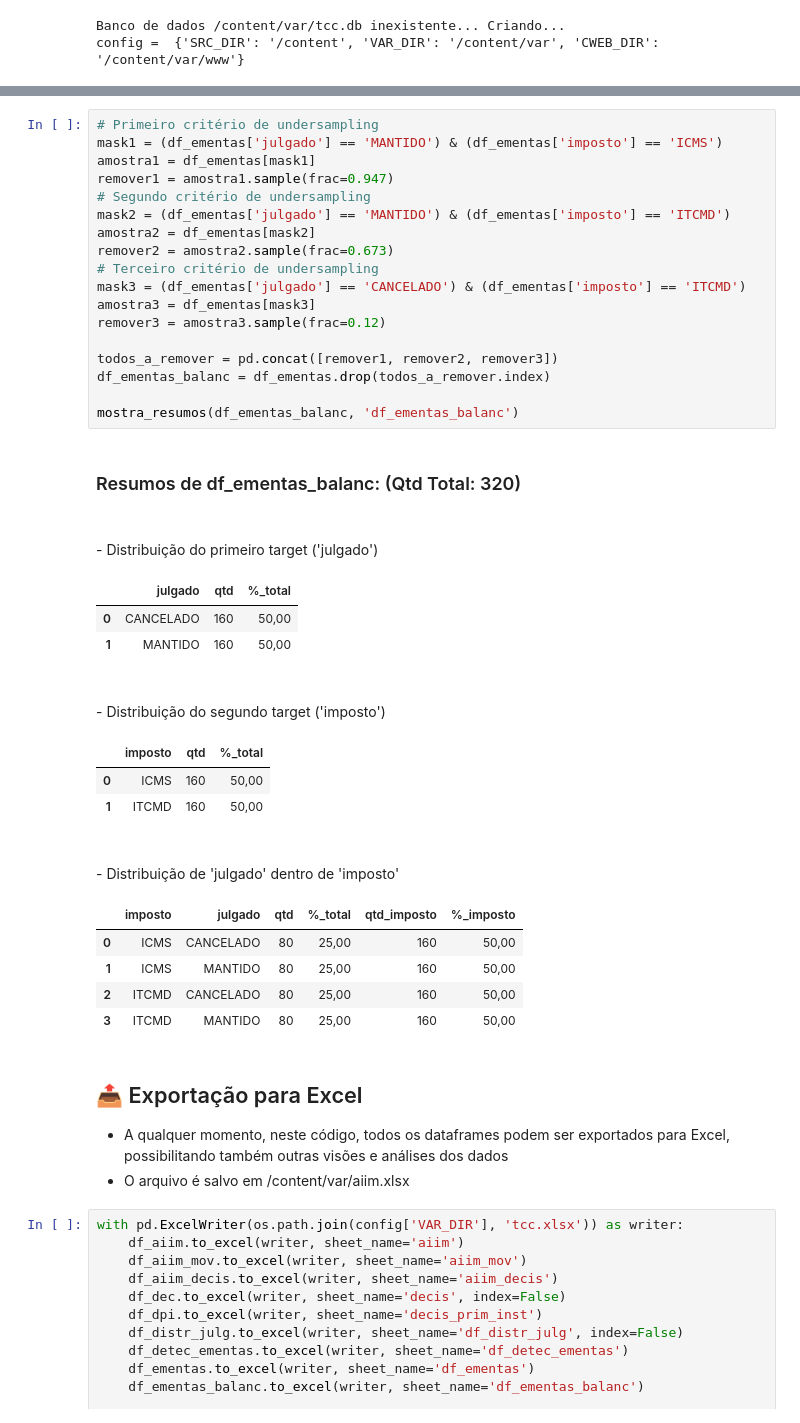
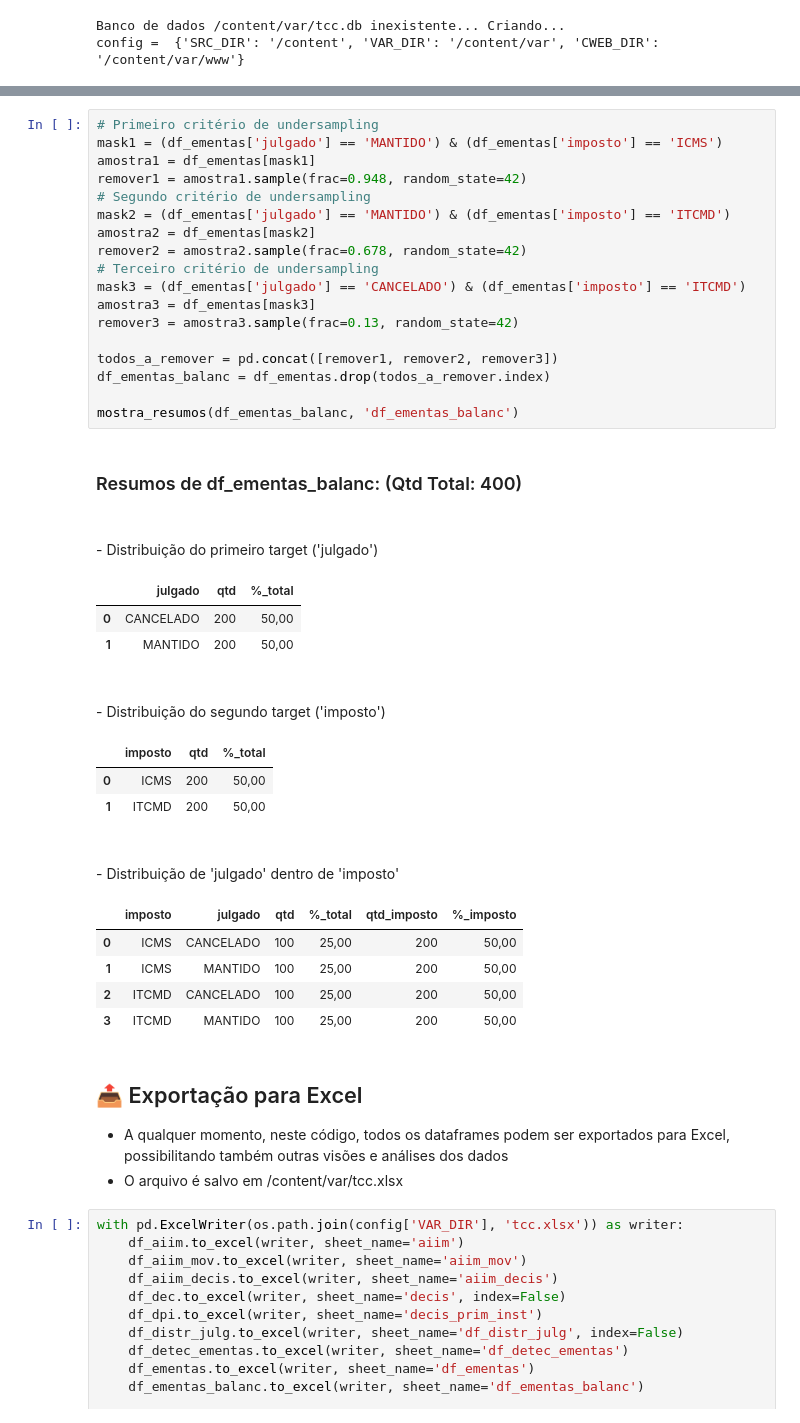
Before and after one commit to pmarote/tcc, a Jupyter notebook: tcc.ipynb, the cells around one changed output, grey strips where cells are left out. Drawn from its saved outputs; the diff is of its cells as text.

```diff
--- a/tcc.ipynb
+++ b/tcc.ipynb
@@ -772,42 +726,42 @@ Resumos de df_ementas: (Qtd Total: 1922)
 # %%
 # Primeiro critério de undersampling
 mask1 = (df_ementas['julgado'] == 'MANTIDO') & (df_ementas['imposto'] == 'ICMS')
 amostra1 = df_ementas[mask1]
-remover1 = amostra1.sample(frac=0.947)
+remover1 = amostra1.sample(frac=0.948, random_state=42)
 # Segundo critério de undersampling
 mask2 = (df_ementas['julgado'] == 'MANTIDO') & (df_ementas['imposto'] == 'ITCMD')
 amostra2 = df_ementas[mask2]
-remover2 = amostra2.sample(frac=0.673)
+remover2 = amostra2.sample(frac=0.678, random_state=42)
 # Terceiro critério de undersampling
 mask3 = (df_ementas['julgado'] == 'CANCELADO') & (df_ementas['imposto'] == 'ITCMD')
 amostra3 = df_ementas[mask3]
-remover3 = amostra3.sample(frac=0.12)
+remover3 = amostra3.sample(frac=0.13, random_state=42)
 
 todos_a_remover = pd.concat([remover1, remover2, remover3])
 df_ementas_balanc = df_ementas.drop(todos_a_remover.index)
 
 mostra_resumos(df_ementas_balanc, 'df_ementas_balanc')
 # %% [output]
-Resumos de df_ementas_balanc: (Qtd Total: 320)
+Resumos de df_ementas_balanc: (Qtd Total: 400)
 - Distribuição do primeiro target ('julgado')
 |  | julgado | qtd | %_total |
-| 0 | CANCELADO | 160 | 50,00 |
-| 1 | MANTIDO | 160 | 50,00 |
+| 0 | CANCELADO | 200 | 50,00 |
+| 1 | MANTIDO | 200 | 50,00 |
 - Distribuição do segundo target ('imposto')
 |  | imposto | qtd | %_total |
-| 0 | ICMS | 160 | 50,00 |
-| 1 | ITCMD | 160 | 50,00 |
+| 0 | ICMS | 200 | 50,00 |
+| 1 | ITCMD | 200 | 50,00 |
 - Distribuição de 'julgado' dentro de 'imposto'
 |  | imposto | julgado | qtd | %_total | qtd_imposto | %_imposto |
-| 0 | ICMS | CANCELADO | 80 | 25,00 | 160 | 50,00 |
-| 1 | ICMS | MANTIDO | 80 | 25,00 | 160 | 50,00 |
-| 2 | ITCMD | CANCELADO | 80 | 25,00 | 160 | 50,00 |
-| 3 | ITCMD | MANTIDO | 80 | 25,00 | 160 | 50,00 |
+| 0 | ICMS | CANCELADO | 100 | 25,00 | 200 | 50,00 |
+| 1 | ICMS | MANTIDO | 100 | 25,00 | 200 | 50,00 |
+| 2 | ITCMD | CANCELADO | 100 | 25,00 | 200 | 50,00 |
+| 3 | ITCMD | MANTIDO | 100 | 25,00 | 200 | 50,00 |
 # %% [markdown]
 ## 📤 Exportação para Excel
 
   - A qualquer momento, neste código, todos os dataframes podem ser exportados para Excel, possibilitando também outras visões e análises dos dados
-  - O arquivo é salvo em /content/var/aiim.xlsx
+  - O arquivo é salvo em /content/var/tcc.xlsx
 # %%
 with pd.ExcelWriter(os.path.join(config['VAR_DIR'], 'tcc.xlsx')) as writer:
     df_aiim.to_excel(writer, sheet_name='aiim')
```
Also changed, not shown: parts of 37 cells of this notebook.
